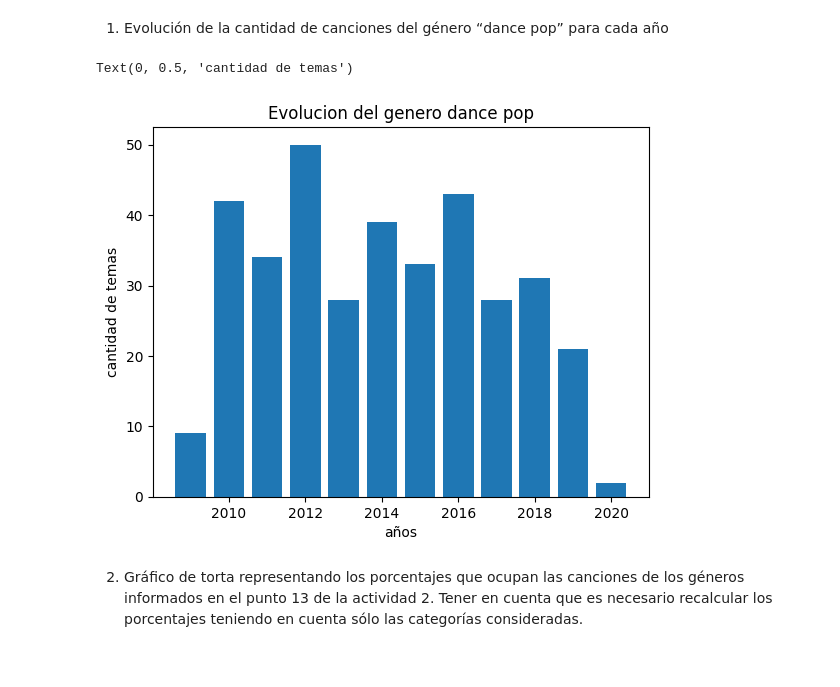
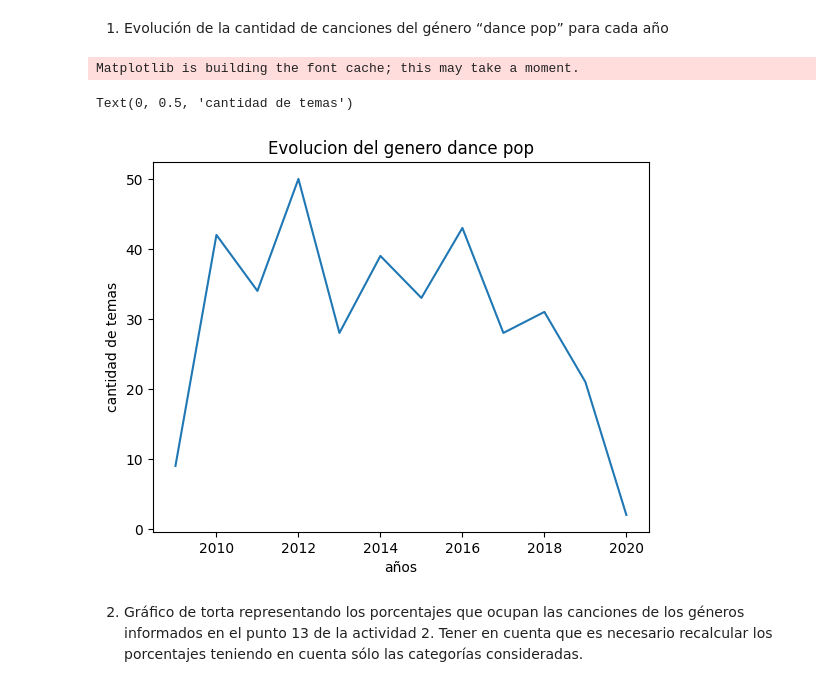
Before and after one commit to rubenegomez/Trabajo-Practico-Argentina-Programa-Python, a Jupyter notebook: Trabajo practico.ipynb, the cells around one changed output. Drawn from its saved outputs; the diff is of its cells as text; code cells hidden in the pictures.

```diff
--- a/Trabajo practico.ipynb
+++ b/Trabajo practico.ipynb
@@ -804,26 +804,27 @@ data[data.duplicated(keep="first")]
 # %%
 import pandas as pd
 import matplotlib.pyplot as plt
 import seaborn as sns
 
 
 nombre_archivo = "Spotify 2010 - 2021 Top 100.csv"
 
 def leer_archivo(nombre_archivo):
     data = pd.read_csv(nombre_archivo, sep=",")
     return data
 data = leer_archivo(nombre_archivo)
 x = [2009, 2010, 2011, 2012, 2013, 2014, 2015, 2016, 2017, 2018, 2019, 2020]
 y = [9, 42, 34, 50, 28, 39, 33, 43, 28, 31, 21, 2]
 
 fig, ax = plt.subplots()
-ax.bar(x, y)
+ax.plot(x, y)
 ax.set_title("Evolucion del genero dance pop")
 ax.set_xlabel("años")
 ax.set_ylabel("cantidad de temas")
 # %% [output]
-Text(0, 0.5, 'cantidad de temas')
+Matplotlib is building the font cache; this may take a moment.
+Text(0, 0.5, 'cantidad de temas')
-[figure, old version]
+[figure, new version]
 # %% [markdown]
 2. Gráfico de torta representando los porcentajes que ocupan las canciones de los
 géneros informados en el punto 13 de la actividad 2. Tener en cuenta que es
```
